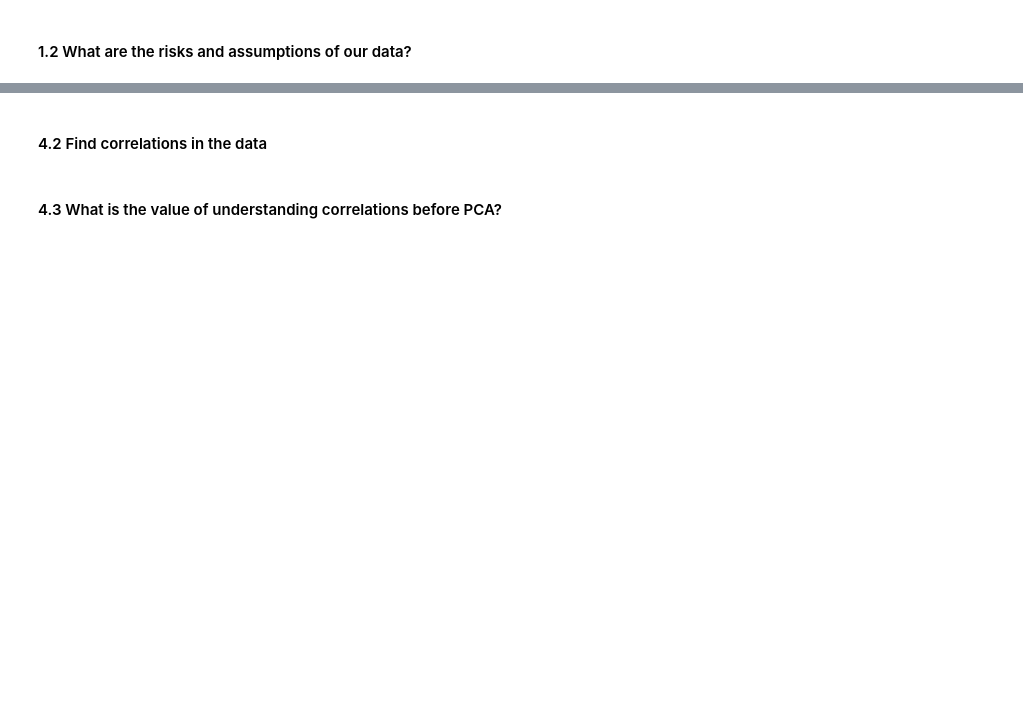
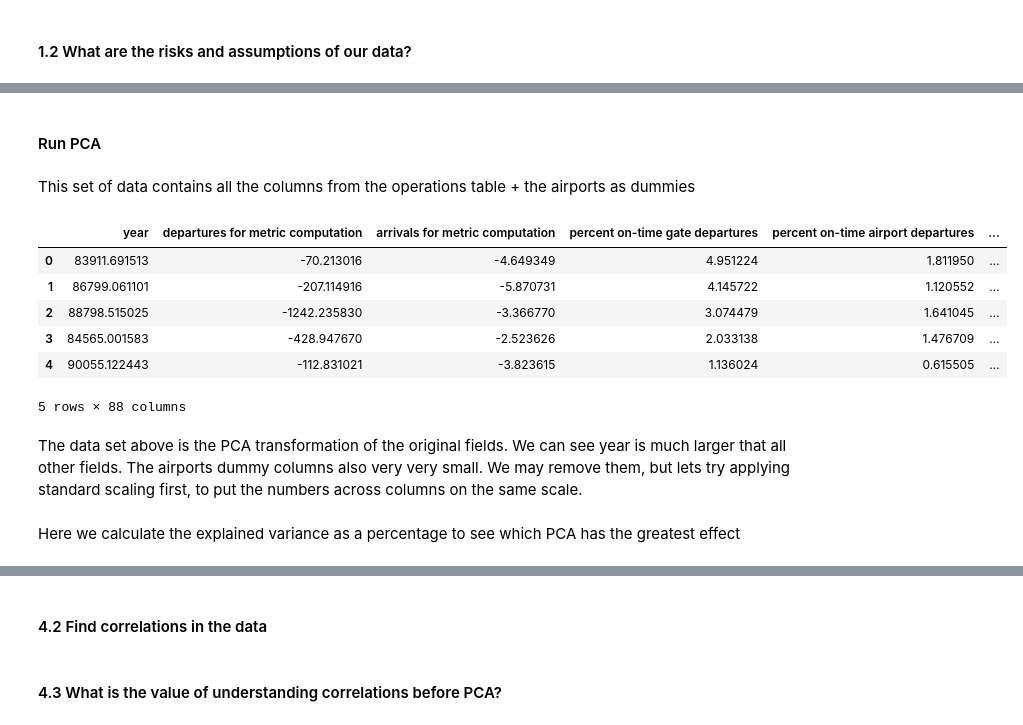
Before and after one commit to tamisalex/DSI, a Jupyter notebook: curriculum/02-projects/01-projects-weekly/project-07/starter-code/project7-starter.ipynb, the cells around one changed output, grey strips where cells are left out. Cells and saved outputs as stored; diff of their text form; code cells hidden in the pictures; blank space fills up the shorter version.

```diff
--- a/curriculum/02-projects/01-projects-weekly/project-07/starter-code/project7-starter.ipynb
+++ b/curriculum/02-projects/01-projects-weekly/project-07/starter-code/project7-starter.ipynb
@@ -92,2 +119,2 @@ df2.to_sql("airports", con = engine, if_exists = "replace")
 # %%
-joined = pd.read_sql("SELECT * FROM airports as a JOIN airport_cancellations as ac ON a.locid=ac.airport;",con = engine)
+joined = pd.read_sql('SELECT o.*  FROM airports as a JOIN airport_cancellations as ac ON a.locid=ac.airport JOIN airport_operations as o ON a.locid=o.airport;',con = engine)
@@ -105,4 +137,0 @@ Stopping `postgresql`... (might take a while)
-# %%
-joined["ap type"].unique()
-joined = joined.dropna()
-joined.info()
@@ -142,0 +142,5 @@ joined.head()
+# %%
+data = joined.copy(deep=True)
+data = joined.dropna()
+del data["index"]
+data.info()
@@ -142,0 +170,11 @@ joined.head()
+# %%
+df = data
+categories = ["airport"]
+for category in categories:
+    series = df[category]
+    dummies = pd.get_dummies(series, prefix=category)
+    df = pd.concat([df, dummies], axis=1)
+dataWithDummies = df.copy(deep=True)
+
+del dataWithDummies["airport"]
+del data["airport"]
@@ -256,0 +258,27 @@ joined["arrival diversions"].plot.density()
+# %% [markdown]
+#### Run PCA
+# %% [markdown]
+This set of data contains all the columns from the operations table + the airports as dummies
+# %%
+dummyColumns = dataWithDummies.columns
+
+pca = PCA()
+
+pipe = Pipeline([('pca', pca)])
+
+tmp = np.array(dataWithDummies)
+dataOriginal = pipe.fit_transform(tmp)
+dataOriginal = pd.DataFrame(dataOriginal,columns=dummyColumns)
+dataOriginal.head()
+# %% [output]
+|  | year | departures for metric computation | arrivals for metric computation | percent on-time gate departures | percent on-time airport departures | ... |
+| 0 | 83911.691513 | -70.213016 | -4.649349 | 4.951224 | 1.811950 | ... |
+| 1 | 86799.061101 | -207.114916 | -5.870731 | 4.145722 | 1.120552 | ... |
+| 2 | 88798.515025 | -1242.235830 | -3.366770 | 3.074479 | 1.641045 | ... |
+| 3 | 84565.001583 | -428.947670 | -2.523626 | 2.033138 | 1.476709 | ... |
+| 4 | 90055.122443 | -112.831021 | -3.823615 | 1.136024 | 0.615505 | ... |
+5 rows × 88 columns
+# %% [markdown]
+The data set above is the PCA transformation of the original fields. We can see year is much larger that all other fields. The airports dummy columns also very very small. We may remove them, but lets try applying standard scaling first, to put the numbers across columns on the same scale.
+# %% [markdown]
+Here we calculate the explained variance as a percentage to see which PCA has the greatest effect
```
Also changed, not shown: parts of 93 cells of this notebook, 3 other files.
